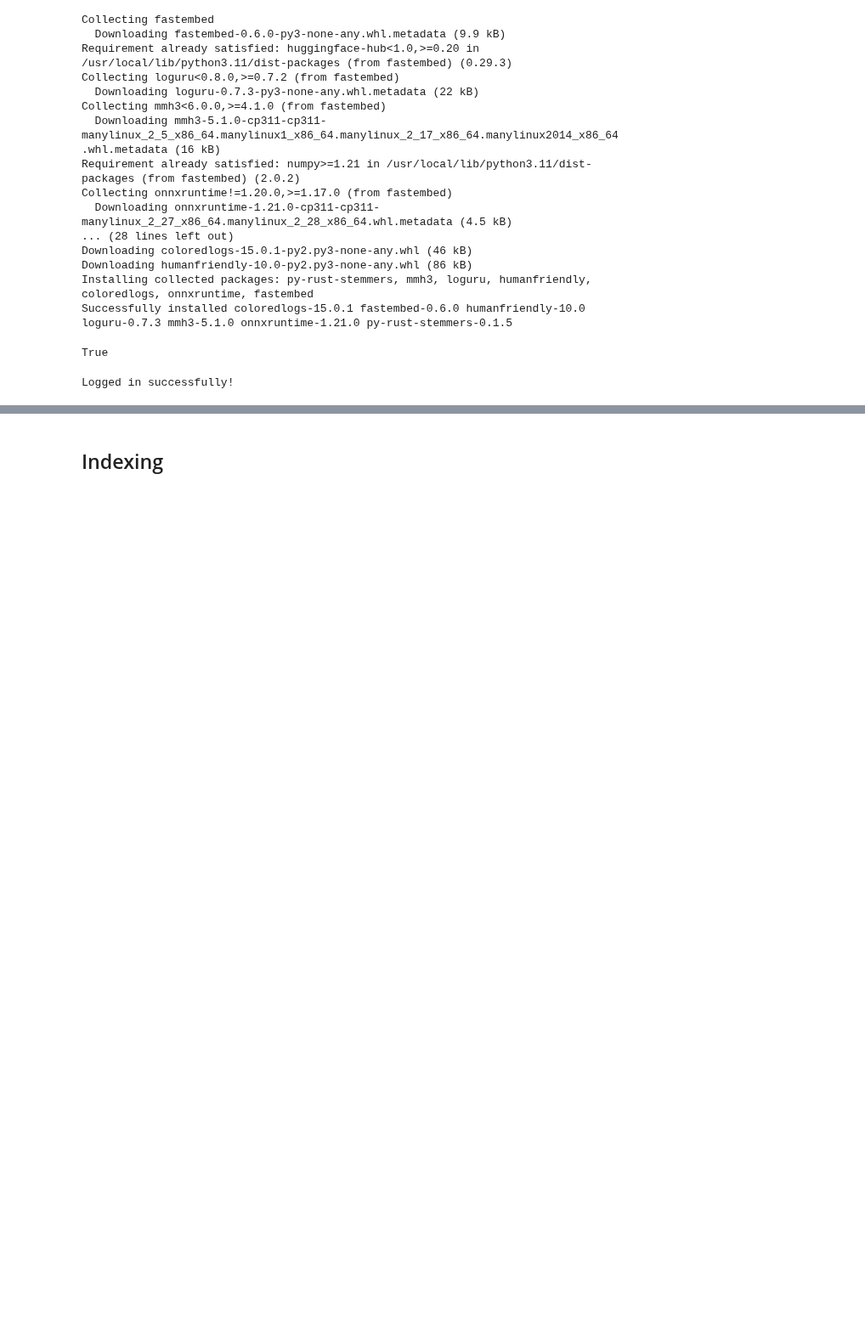
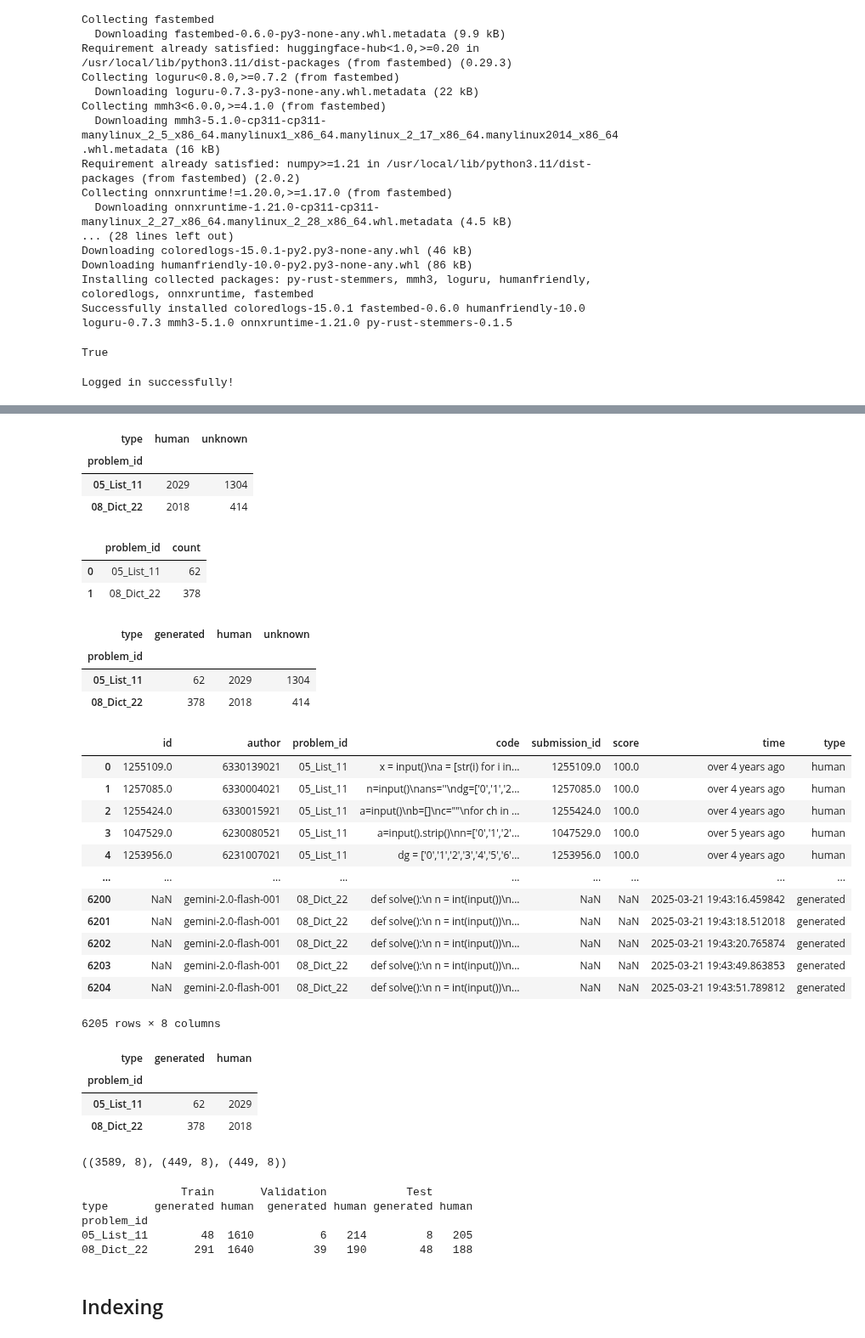
Before and after one commit to capstone-cp49/grader-rag, a Jupyter notebook: src/rag_prototype.ipynb, the cells around one changed output, grey strips where cells are left out. Shown at 85% size. Saved outputs shown, nothing was run; the diff lists cells and outputs as text; code cells hidden in the pictures; blank space fills up the shorter version.

Commit message:
split df

```diff
--- a/src/rag_prototype.ipynb
+++ b/src/rag_prototype.ipynb
@@ -142,3 +81,76 @@ sus_submissions
+# %%
+submissions = pd.read_csv("./data/submissions.csv")
+submissions.groupby(["problem_id", "type"]).size().unstack(fill_value=0)
+# %% [output]
+| type | human | unknown |
+| problem_id |  |  |
+| 05_List_11 | 2029 | 1304 |
+| 08_Dict_22 | 2018 | 414 |
+# %%
+generated_submissions = pd.read_csv("./data/generated_submissions.csv")
+generated_submissions.groupby("problem_id").size().reset_index(name="count")
+# %% [output]
+|  | problem_id | count |
+| 0 | 05_List_11 | 62 |
+| 1 | 08_Dict_22 | 378 |
+# %%
+submissions = pd.concat([submissions, generated_submissions], ignore_index=True)
+submissions.groupby(["problem_id", "type"]).size().unstack(fill_value=0)
+# %% [output]
+| type | generated | human | unknown |
+| problem_id |  |  |  |
+| 05_List_11 | 62 | 2029 | 1304 |
+| 08_Dict_22 | 378 | 2018 | 414 |
+# %%
+submissions
+# %% [output]
+|  | id | author | problem_id | code | submission_id | score | time | type |
+| 0 | 1255109.0 | 6330139021 | 05_List_11 | x = input()\na = [str(i) for i in... | 1255109.0 | 100.0 | over 4 years ago | human |
+| 1 | 1257085.0 | 6330004021 | 05_List_11 | n=input()\nans=''\ndg=['0','1','2... | 1257085.0 | 100.0 | over 4 years ago | human |
+| 2 | 1255424.0 | 6330015921 | 05_List_11 | a=input()\nb=[]\nc=""\nfor ch in ... | 1255424.0 | 100.0 | over 4 years ago | human |
+| 3 | 1047529.0 | 6230080521 | 05_List_11 | a=input().strip()\nn=['0','1','2'... | 1047529.0 | 100.0 | over 5 years ago | human |
+| 4 | 1253956.0 | 6231007021 | 05_List_11 | dg = ['0','1','2','3','4','5','6'... | 1253956.0 | 100.0 | over 4 years ago | human |
+| ... | ... | ... | ... | ... | ... | ... | ... | ... |
+| 6200 | NaN | gemini-2.0-flash-001 | 08_Dict_22 | def solve():\n n = int(input())\n... | NaN | NaN | 2025-03-21 19:43:16.459842 | generated |
+| 6201 | NaN | gemini-2.0-flash-001 | 08_Dict_22 | def solve():\n n = int(input())\n... | NaN | NaN | 2025-03-21 19:43:18.512018 | generated |
+| 6202 | NaN | gemini-2.0-flash-001 | 08_Dict_22 | def solve():\n n = int(input())\n... | NaN | NaN | 2025-03-21 19:43:20.765874 | generated |
+| 6203 | NaN | gemini-2.0-flash-001 | 08_Dict_22 | def solve():\n n = int(input())\n... | NaN | NaN | 2025-03-21 19:43:49.863853 | generated |
+| 6204 | NaN | gemini-2.0-flash-001 | 08_Dict_22 | def solve():\n n = int(input())\n... | NaN | NaN | 2025-03-21 19:43:51.789812 | generated |
+6205 rows × 8 columns
+# %%
+rag_submissions = submissions[submissions["type"].isin(["human", "generated"])]
+rag_submissions.groupby(["problem_id", "type"]).size().unstack(fill_value=0)
+# %% [output]
+| type | generated | human |
+| problem_id |  |  |
+| 05_List_11 | 62 | 2029 |
+| 08_Dict_22 | 378 | 2018 |
+# %%
+from split_df import split_dataframe
+
+train_df, val_df, test_df = split_dataframe(rag_submissions, random_state=42)
+
+train_df.shape, val_df.shape, test_df.shape
+# %% [output]
+((3589, 8), (449, 8), (449, 8))
+# %%
+train_counts = train_df.groupby(["problem_id", "type"]).size().unstack(fill_value=0)
+val_counts = val_df.groupby(["problem_id", "type"]).size().unstack(fill_value=0)
+test_counts = test_df.groupby(["problem_id", "type"]).size().unstack(fill_value=0)
+
+combined = pd.concat(
+    [train_counts, val_counts, test_counts],
+    axis=1,
+    keys=["Train", "Validation", "Test"]
+)
+
+print(combined)
+# %% [output]
+               Train       Validation            Test
+type       generated human  generated human generated human
+problem_id
+05_List_11        48  1610          6   214         8   205
+08_Dict_22       291  1640         39   190        48   188
 # %% [markdown]
 ## Indexing
 # %%
```
Also changed, not shown: parts of 9 cells of this notebook, 1 other file.
